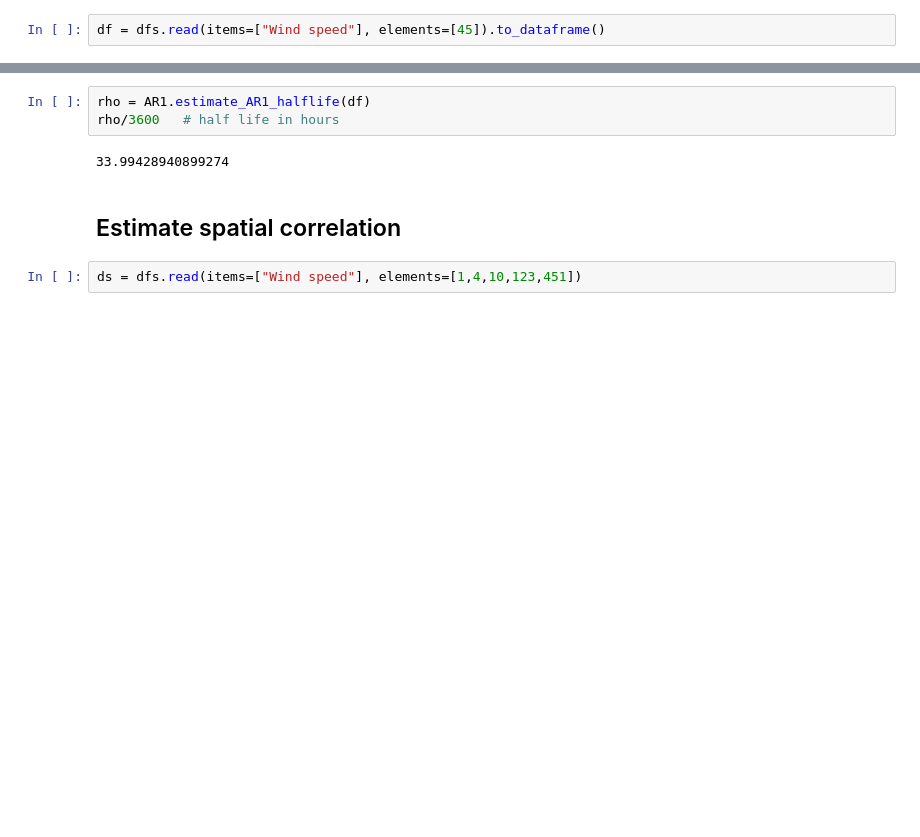
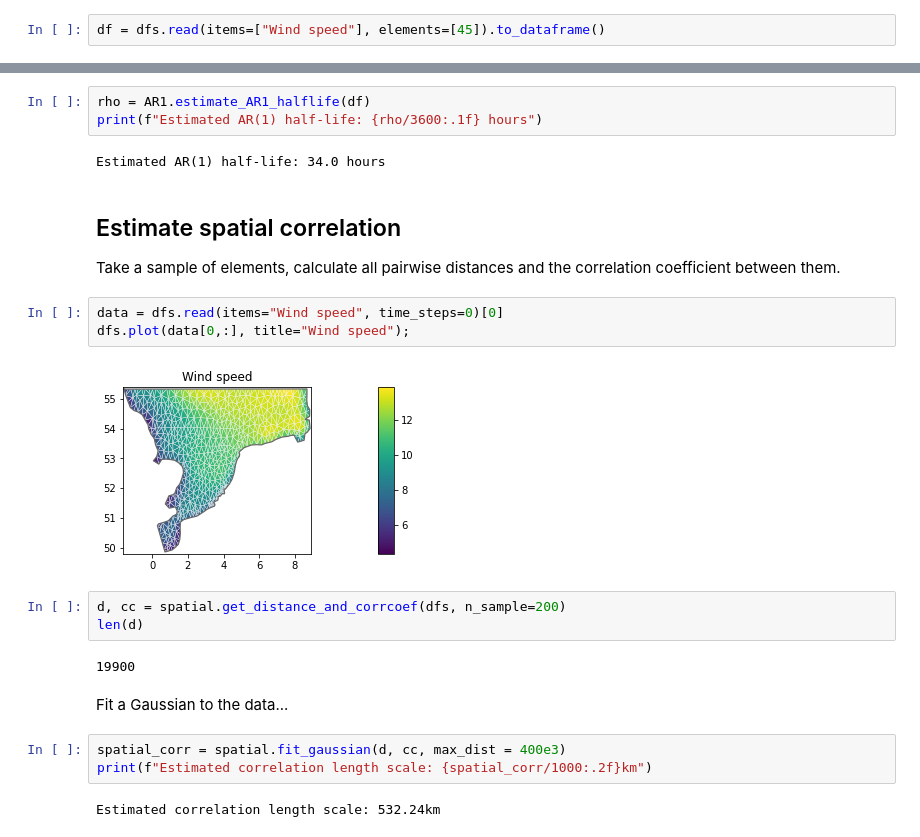
Before and after one commit to DHI/fmdap, a Jupyter notebook: notebooks/Analyze_forcing_data.ipynb, the cells around one changed output, grey strips where cells are left out. Saved outputs shown, nothing was run; the diff lists cells and outputs as text; blank space fills up the shorter version.

Commit message:
add spatial

```diff
--- a/notebooks/Analyze_forcing_data.ipynb
+++ b/notebooks/Analyze_forcing_data.ipynb
@@ -35,10 +37,26 @@ df.plot();
 [figure]
 # %%
 rho = AR1.estimate_AR1_halflife(df)
-rho/3600   # half life in hours
+print(f"Estimated AR(1) half-life: {rho/3600:.1f} hours")
 # %% [output]
-33.99428940899274
+Estimated AR(1) half-life: 34.0 hours
-# %% [markdown]
-## Estimate spatial correlation
-# %%
-ds = dfs.read(items=["Wind speed"], elements=[1,4,10,123,451])
+# %% [markdown]
+## Estimate spatial correlation
+Take a sample of elements, calculate all pairwise distances and the correlation coefficient between them.
+# %%
+data = dfs.read(items="Wind speed", time_steps=0)[0]
+dfs.plot(data[0,:], title="Wind speed");
+# %% [output]
+[figure, added]
+# %%
+d, cc = spatial.get_distance_and_corrcoef(dfs, n_sample=200)
+len(d)
+# %% [output]
+19900
+# %% [markdown]
+Fit a Gaussian to the data...
+# %%
+spatial_corr = spatial.fit_gaussian(d, cc, max_dist = 400e3)
+print(f"Estimated correlation length scale: {spatial_corr/1000:.2f}km")
+# %% [output]
+Estimated correlation length scale: 532.24km
```
Also changed, not shown: parts of 3 cells of this notebook, 1 other file.
